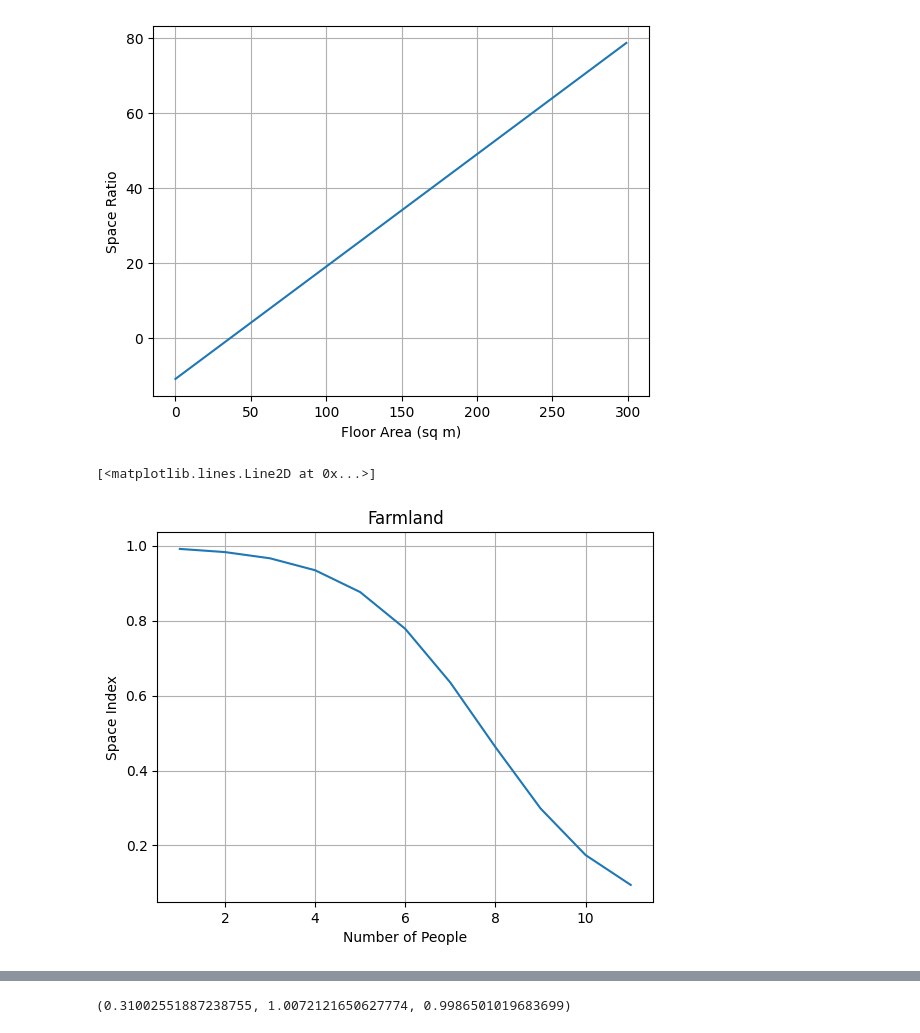
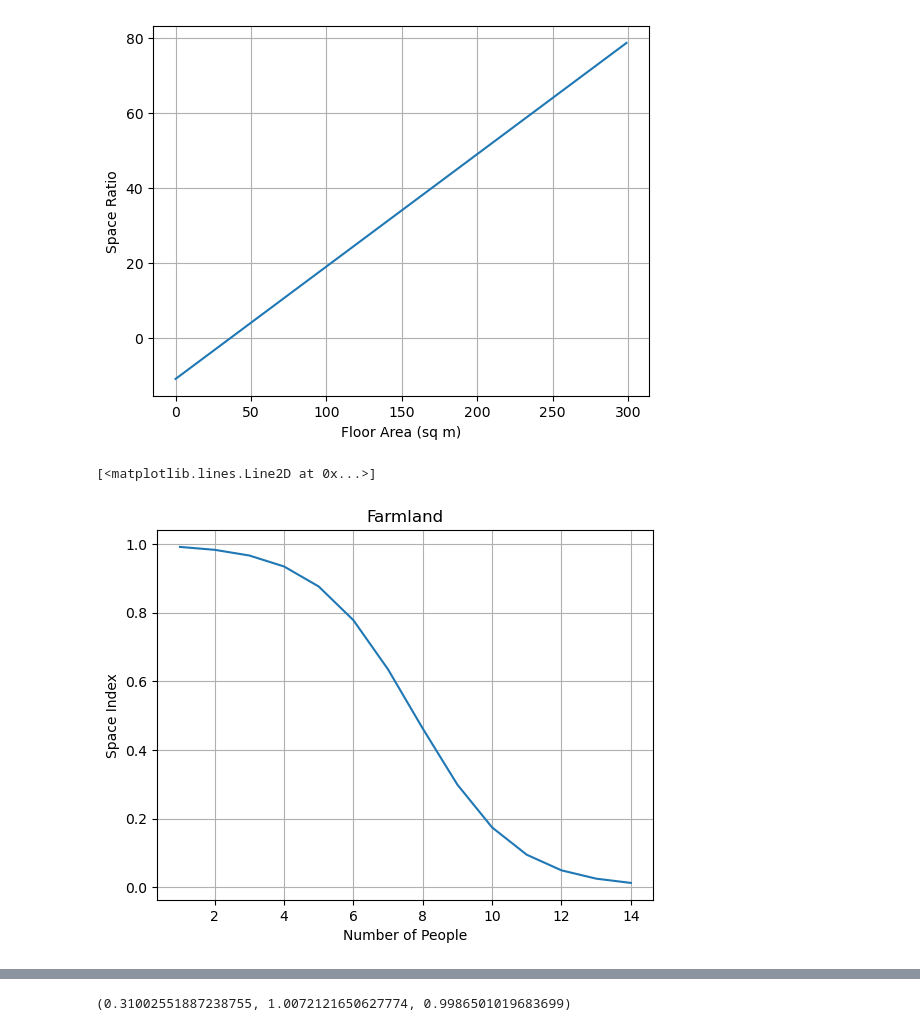
Before and after one commit to i2mx/IMMC-A-2024, a Jupyter notebook: Question1Model.ipynb, the cells around one changed output, grey strips where cells are left out. Cells and saved outputs as stored; diff of their text form; code cells hidden in the pictures.

```diff
--- a/Question1Model.ipynb
+++ b/Question1Model.ipynb
@@ -104,26 +120,24 @@ plt.plot(X,Y)
 [figure]
 # %%
 # FARM LAND
-def get_space_index(floor_area, outside_area, people, space_for_pet = 2, neccesary_space = 10, space_per_person = 20, population_density = 2.5):
+def get_space_index(floor_area, outside_area, people, population_density, space_for_pet = 2, neccesary_space = 10, space_per_person = 20):
     ratio = get_space_ratio(floor_area, outside_area, people, space_for_pet, neccesary_space, space_per_person)
 
     median = -0.00559007*population_density + 26.1558
     steepness = 0.0000275031*population_density + 0.0702201
 
     return 1/(1+math.exp(-steepness*(ratio-median)))
 
 X = np.arange(1, 15, 1)
-Y = np.array([get_space_index(300, 10000, x) for x in X])
-X = np.arange(1, 12, 1)
-Y = np.array([get_space_index(300, 10_000, x) for x in X])
+Y = np.array([get_space_index(300, 10000, x, 2.5) for x in X])
 
 plt.grid()
 plt.title("Farmland")
 plt.xlabel("Number of People")
 plt.ylabel("Space Index")
 plt.plot(X,Y)
 # %% [output]
 [<matplotlib.lines.Line2D at 0x...>]
-[figure, old version]
+[figure, new version]
 # %%
 X = np.arange(0, 300, 1)
```
Also changed, not shown: parts of 9 cells of this notebook.
